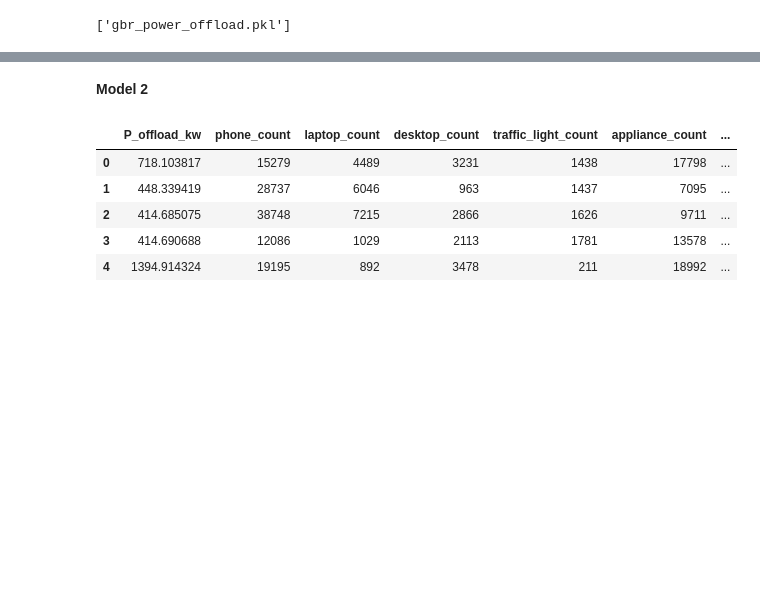
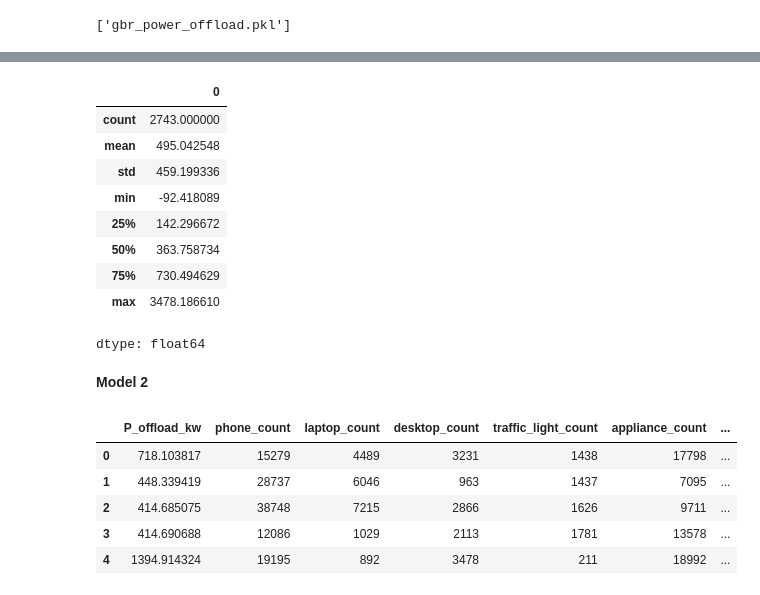
Before and after one commit to SpicyNachos03/ugahacks-11, a Jupyter notebook: backend/models/FedLearningAIModel.ipynb, the cells around one changed output, grey strips where cells are left out. Saved outputs shown, nothing was run; the diff lists cells and outputs as text; code cells hidden in the pictures; blank space fills up the shorter version.

```diff
--- a/backend/models/FedLearningAIModel.ipynb
+++ b/backend/models/FedLearningAIModel.ipynb
@@ -224,7 +239,6 @@ Index(['window_id', 'avg_gpu_util', 'max_gpu_util', 'gpu_util_std',
 keep_cols = [
     "avg_cpu_util",
     "active_machines",
-    "machine_load_1_mean",
     "avg_gpu_util",
     "power_to_offload_kw",
 ]
@@ -288,6 +301,6 @@ Mean Squared Error: 0.7068902813089382
 # %%
 from sklearn.ensemble import GradientBoostingRegressor
 # %%
-gbr = GradientBoostingRegressor(n_estimators=50)
+gbr = GradientBoostingRegressor(n_estimators=100)
 gbr.fit(X_train, y_train)
 # %% [output]
@@ -318,3 +335,16 @@ array([12.87427615,  9.81007925, 11.79472549, ..., 14.57554293,
+# %%
+pd.Series(y_pred2).describe()
+# %% [output]
+|  | 0 |
+| count | 2743.000000 |
+| mean | 495.042548 |
+| std | 459.199336 |
+| min | -92.418089 |
+| 25% | 142.296672 |
+| 50% | 363.758734 |
+| 75% | 730.494629 |
+| max | 3478.186610 |
+dtype: float64
 # %% [markdown]
 **Model 2**
 # %%
```
Also changed, not shown: parts of 18 cells of this notebook, 3 other files.
